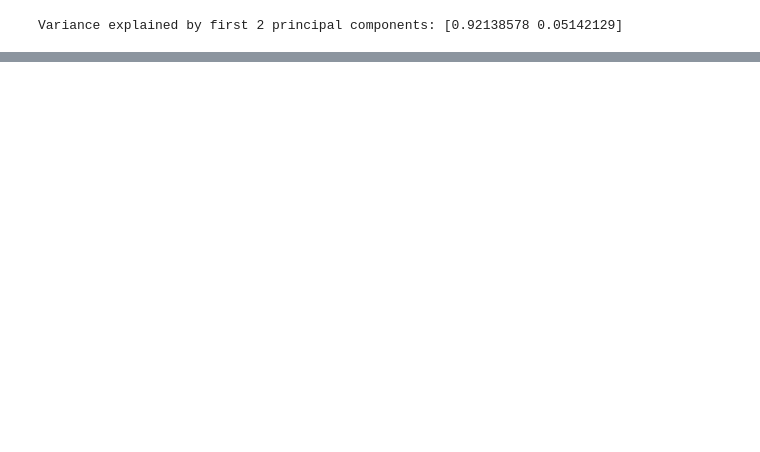
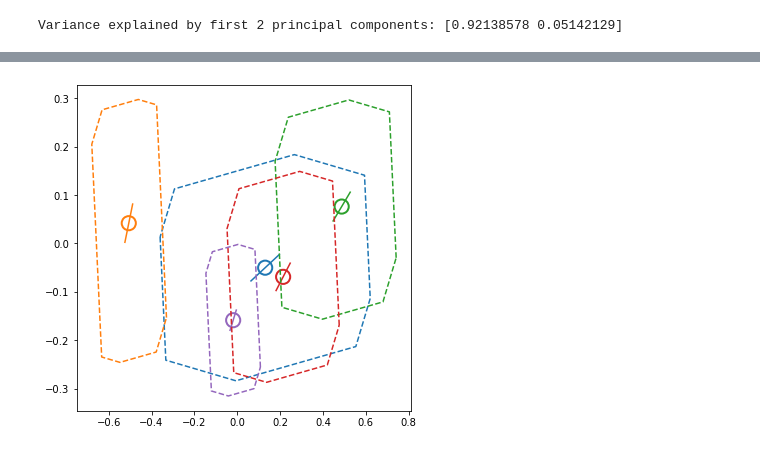
Before and after one commit to anish-lu-yihe/art, a Jupyter notebook: fuzzyART_thru_train.ipynb, the cells around one changed output, grey strips where cells are left out. Cells and saved outputs as stored; diff of their text form; code cells hidden in the pictures; blank space fills up the shorter version.

Commit message:
refine .getcat_bipole(), .getcat_vertex(): add box scaling

```diff
--- a/fuzzyART_thru_train.ipynb
+++ b/fuzzyART_thru_train.ipynb
@@ -55,0 +57,11 @@ dirname = '_simcache'
+# %%
+fig, ax = plt.subplots(1, 1,
+                        figsize = (6, 6))
+# bipole and centre
+pca_painter.tripole(ax, *net.getcat_bipole(.4))
+
+# boundary
+ax.set_prop_cycle(None)
+pca_painter.boundary(ax, net.getcat_vertex(-.2))
+# %% [output]
+[figure, added]
```
Also changed, not shown: parts of 1 cell of this notebook, 1 other file.
